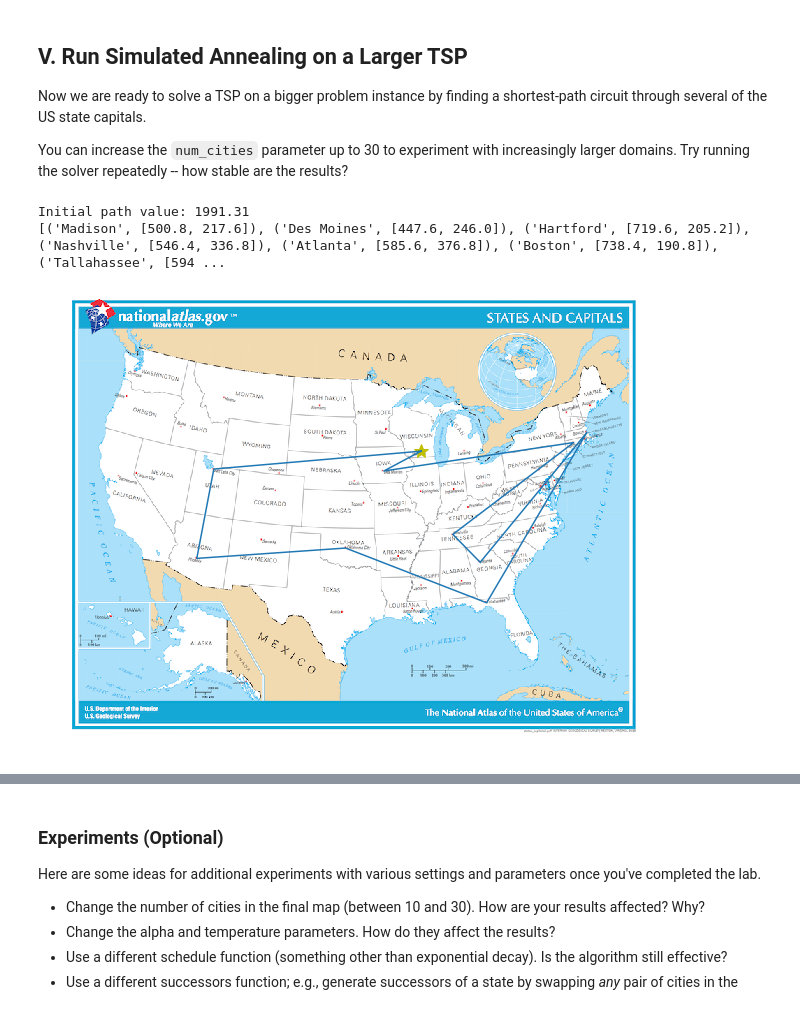
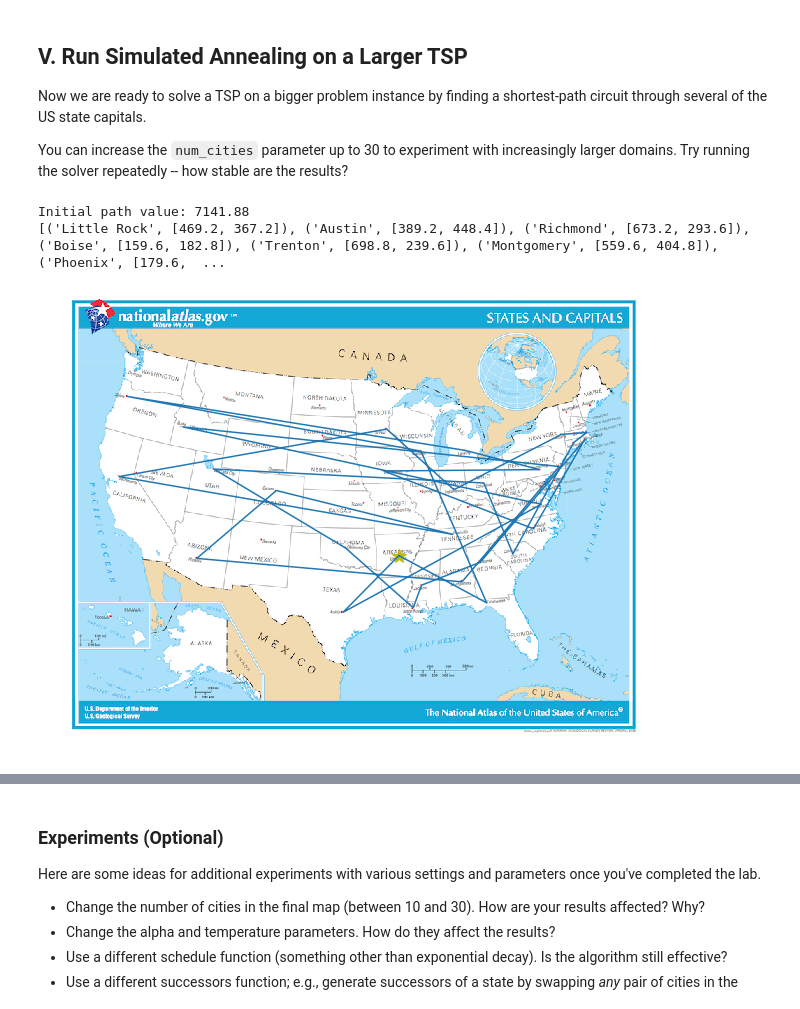
Before and after one commit to MallettJamesG/AIND-Simulated_Annealing, a Jupyter notebook: AIND-Simulated_Annealing.ipynb, the cells around one changed output, grey strips where cells are left out. Saved outputs shown, nothing was run; the diff lists cells and outputs as text; code cells hidden in the pictures.

```diff
--- a/AIND-Simulated_Annealing.ipynb
+++ b/AIND-Simulated_Annealing.ipynb
@@ -309,16 +309,16 @@ Now we are ready to solve a TSP on a bigger problem instance by finding a shorte
 You can increase the `num_cities` parameter up to 30 to experiment with increasingly larger domains.  Try running the solver repeatedly -- how stable are the results?
 # %%
 # Create the problem instance and plot the initial state
-num_cities = 10
+num_cities = 30
 capitals_tsp = TravelingSalesmanProblem(capitals_list[:num_cities])
 starting_city = capitals_list[0]
 print("Initial path value: {:.2f}".format(-capitals_tsp.get_value()))
 print(capitals_list[:num_cities])  # The start/end point is indicated with a yellow star
 show_path(capitals_tsp.coords, starting_city)
 # %% [output]
-Initial path value: 1991.31
-[('Madison', [500.8, 217.6]), ('Des Moines', [447.6, 246.0]), ('Hartford', [719.6, 205.2]), ('Nashville', [546.4, 336.8]), ('Atlanta', [585.6, 376.8]), ('Boston', [738.4, 190.8]), ('Tallahassee', [594 ...
+Initial path value: 7141.88
+[('Little Rock', [469.2, 367.2]), ('Austin', [389.2, 448.4]), ('Richmond', [673.2, 293.6]), ('Boise', [159.6, 182.8]), ('Trenton', [698.8, 239.6]), ('Montgomery', [559.6, 404.8]), ('Phoenix', [179.6,  ...
-[figure, old version]
+[figure, new version]
 # %%
 # set the decay rate and initial temperature parameters, then run simulated annealing to solve the TSP
 alpha = 0.95
```
Also changed, not shown: parts of 3 cells of this notebook, 1 other file.
